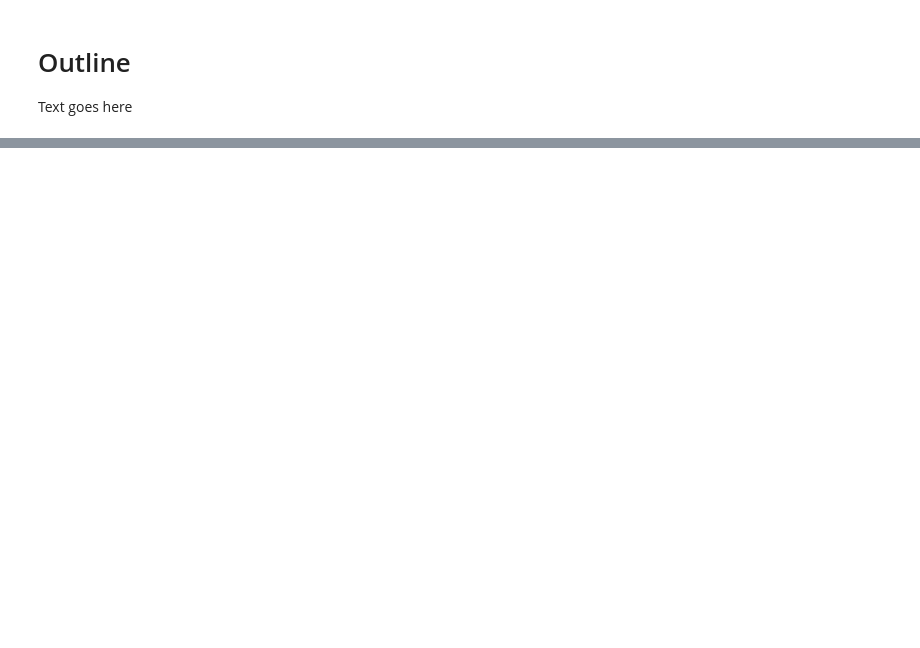
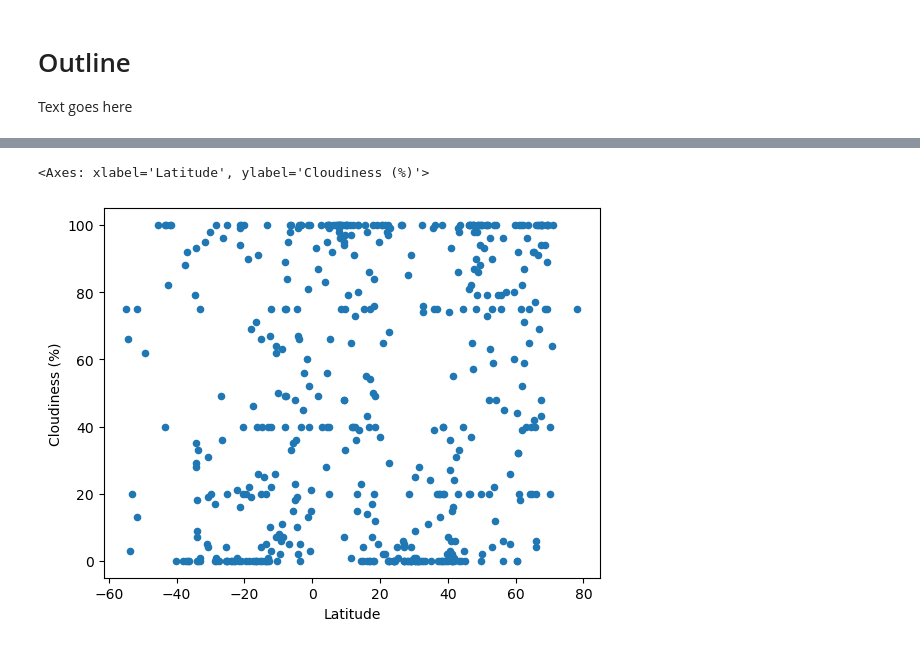
Before and after one commit to cold-quix/weather-api-viz, a Jupyter notebook: WeatherAPI.ipynb, the cells around one changed output, grey strips where cells are left out. Drawn from its saved outputs; the diff is of its cells as text; code cells hidden in the pictures; blank space fills up the shorter version.

```diff
--- a/WeatherAPI.ipynb
+++ b/WeatherAPI.ipynb
@@ -127,0 +167,6 @@ json_test["wind"]["speed"]
+# %%
+# Scatter plot for X (latitude) and Y (cloudiness) axes
+df_cities_copy.plot.scatter(x="Latitude", y="Cloudiness (%)")
+# %% [output]
+<Axes: xlabel='Latitude', ylabel='Cloudiness (%)'>
+[figure, added]
```
Also changed, not shown: parts of 37 cells of this notebook, 10 other files.
